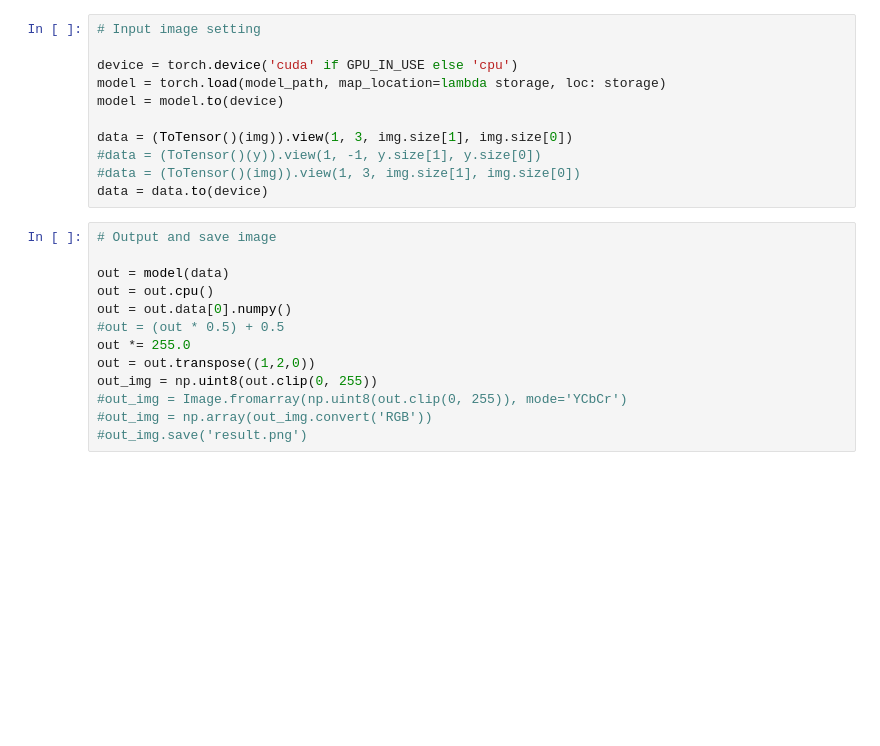
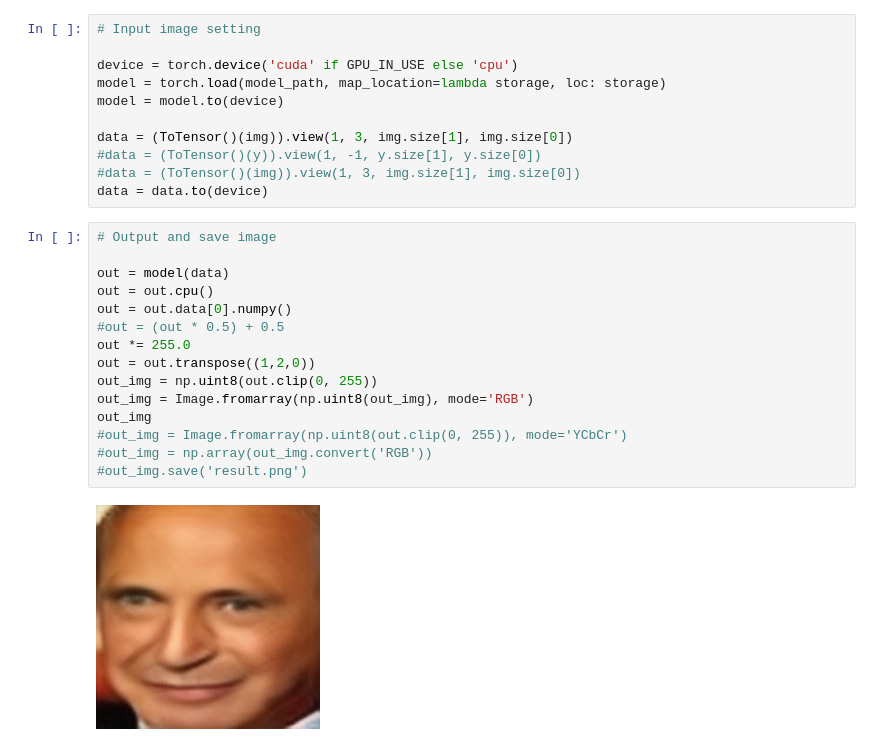
Before and after one commit to angelomenezes/Pytorch_Face_SR, a Jupyter notebook: super_resolve_3_channel.ipynb, the cells around one changed output. Cells and saved outputs as stored; diff of their text form; blank space fills up the shorter version.

```diff
--- a/super_resolve_3_channel.ipynb
+++ b/super_resolve_3_channel.ipynb
@@ -62,16 +62,20 @@ data = data.to(device)
 # %%
 # Output and save image
 
 out = model(data)
 out = out.cpu()
 out = out.data[0].numpy()
 #out = (out * 0.5) + 0.5
 out *= 255.0
 out = out.transpose((1,2,0))
 out_img = np.uint8(out.clip(0, 255))
+out_img = Image.fromarray(np.uint8(out_img), mode='RGB')
+out_img
 #out_img = Image.fromarray(np.uint8(out.clip(0, 255)), mode='YCbCr')
 #out_img = np.array(out_img.convert('RGB'))
 #out_img.save('result.png')
+# %% [output]
+[figure, added]
 # %%
 # Checking image quality
 
```
Also changed, not shown: parts of 4 cells of this notebook, 9 other files.
